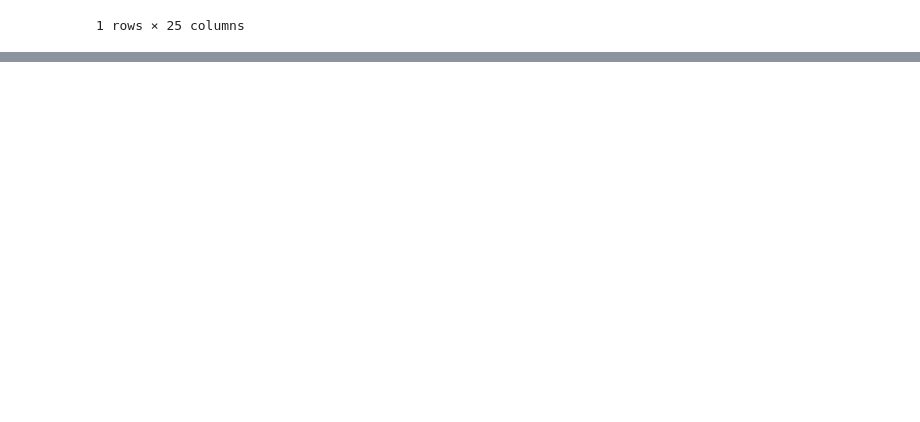
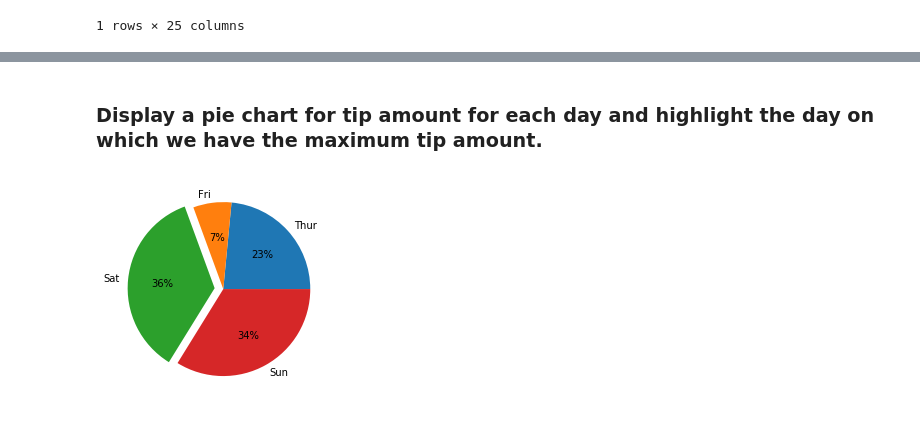
Before and after one commit to srikanthpragada/DS_06_JAN_2020, a Jupyter notebook: assignments/assignments_6_jan_2020.ipynb, the cells around one changed output, grey strips where cells are left out. Saved outputs shown, nothing was run; the diff lists cells and outputs as text; code cells hidden in the pictures; blank space fills up the shorter version.

```diff
--- a/assignments/assignments_6_jan_2020.ipynb
+++ b/assignments/assignments_6_jan_2020.ipynb
@@ -685,0 +837,17 @@ countries [ countries.population == third_highest]
+# %% [markdown]
+### Display a pie chart for tip amount for each day and highlight the day on which we have the maximum tip amount.
+# %%
+day_total = tips.groupby('day',as_index=False)['tip'].sum()
+# find out highest value
+max_value = day_total.tip.max()
+# %%
+explod_per = []
+for tot in day_total.tip:
+    if tot == max_value:
+        explod_per.append(.1)   # explode if value is height value
+    else:
+        explod_per.append(0)
+
+g = plt.pie(day_total.tip,labels=day_total.day, autopct="%0.0f%%", explode = explod_per)
+# %% [output]
+[figure, added]
```
Also changed, not shown: parts of 47 cells of this notebook, 1 other file.
